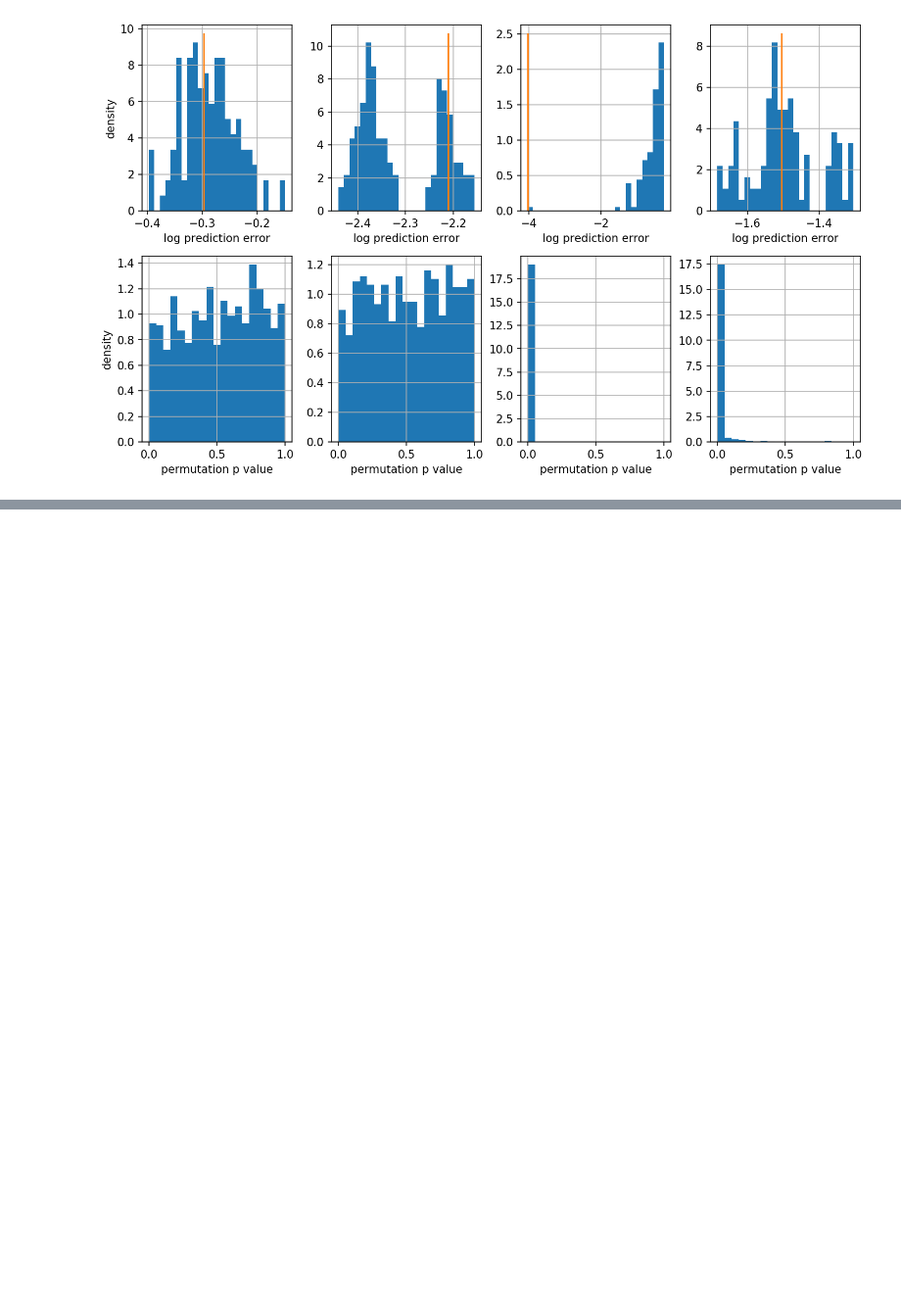
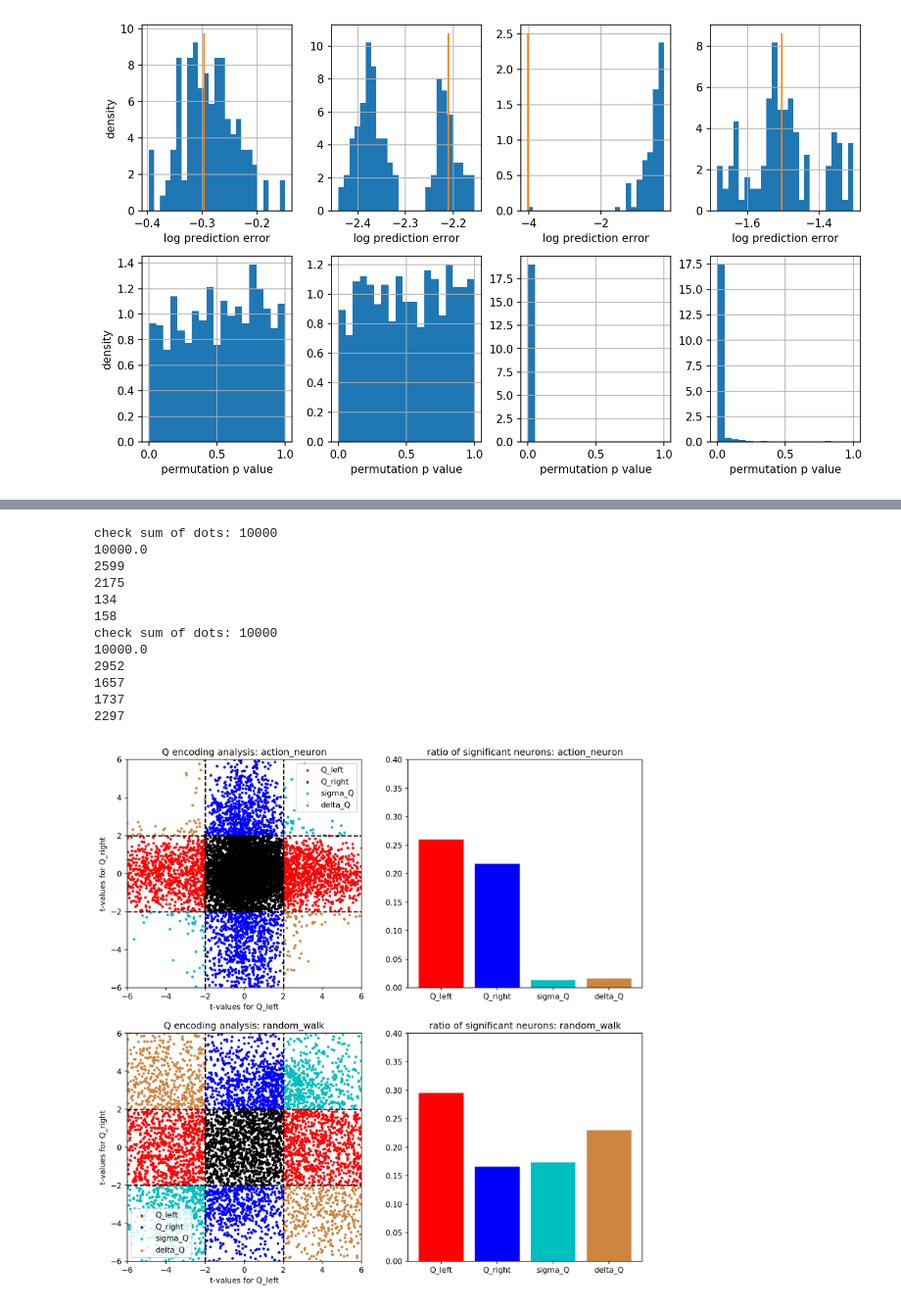
Before and after one commit to pckuo/map-ephys, a Jupyter notebook: notebook/pckuo/nonsense_corr.ipynb, the cells around one changed output, grey strips where cells are left out. Shown at 98% size. Drawn from its saved outputs; the diff is of its cells as text; code cells hidden in the pictures; blank space fills up the shorter version.

```diff
--- a/notebook/pckuo/nonsense_corr.ipynb
+++ b/notebook/pckuo/nonsense_corr.ipynb
@@ -318,0 +437,77 @@ data set 3
+# %%
+df_t_values_dict = {
+    'random_walk': pd.DataFrame(random_walk_fit['t_values']),
+    'action_neuron': pd.DataFrame(action_neuron_fit['t_values'])
+}
+# %%
+colors = ['r', 'b', 'c', 'peru']
+dot_size = 6
+
+neuron_types = ['action_neuron', 'random_walk']
+
+fig, axs = plt.subplots(2, 2, figsize=(12, 12), dpi=150)
+for i, neuron_type in enumerate(neuron_types):
+    df_t_values = df_t_values_dict[neuron_type]
+
+    df_t_Q_left = df_t_values[(abs(df_t_values['Q_left'])>=2) & (abs(df_t_values['Q_right'])<2)]
+    axs[i, 0].scatter(df_t_Q_left['Q_left'].values, df_t_Q_left['Q_right'].values,
+                      color='r', s=dot_size, label='Q_left')
+    df_t_Q_right = df_t_values[(abs(df_t_values['Q_right'])>=2) & (abs(df_t_values['Q_left'])<2)]
+    axs[i, 0].scatter(df_t_Q_right['Q_left'].values, df_t_Q_right['Q_right'].values,
+                      color='b', s=dot_size, label='Q_right')
+    df_t_sigma_Q = df_t_values[((df_t_values['Q_left']>=2) & (df_t_values['Q_right']>=2)) |
+                            ((df_t_values['Q_left']<=-2) & (df_t_values['Q_right']<=-2))]
+    axs[i, 0].scatter(df_t_sigma_Q['Q_left'].values, df_t_sigma_Q['Q_right'].values,
+                      color='c', s=dot_size, label='sigma_Q')
+    df_t_delta_Q = df_t_values[((df_t_values['Q_left']>=2) & (df_t_values['Q_right']<=-2)) |
+                            ((df_t_values['Q_left']<=-2) & (df_t_values['Q_right']>=2))]
+    axs[i, 0].scatter(df_t_delta_Q['Q_left'].values, df_t_delta_Q['Q_right'].values,
+                      color='peru', s=dot_size, label='delta_Q')
+    df_t_null = df_t_values[(abs(df_t_values['Q_left'])<2) & (abs(df_t_values['Q_right'])<2)]
+    axs[i, 0].scatter(df_t_null['Q_left'].values, df_t_null['Q_right'].values,
+                      color='k', s=dot_size)
+
+    print(f'check sum of dots: {len(df_t_Q_left)+len(df_t_Q_right)+len(df_t_sigma_Q)+len(df_t_delta_Q)+len(df_t_null)}')
+
+    axs[i, 0].axhline(-2, color='k', linestyle='--')
+    axs[i, 0].axhline(2, color='k', linestyle='--')
+    axs[i, 0].axvline(-2, color='k', linestyle='--')
+    axs[i, 0].axvline(2, color='k', linestyle='--')
+
+    axs[i, 0].set_title(f'Q encoding analysis: {neuron_type}')
+    axs[i, 0].set_xlim(-6, 6)
+    axs[i, 0].set_ylim(-6, 6)
+    axs[i, 0].set_xlabel('t-values for Q_left')
+    axs[i, 0].set_ylabel('t-values for Q_right')
+    axs[i, 0].legend()
+
+
+    names = ['Q_left', 'Q_right', 'sigma_Q', 'delta_Q']
+    print(float(len(df_t_values)))
+    print(len(df_t_Q_left))
+    print(len(df_t_Q_right))
+    print(len(df_t_sigma_Q))
+    print(len(df_t_delta_Q))
+    values = [
+        len(df_t_Q_left)/ float(len(df_t_values)),
+        len(df_t_Q_right)/ float(len(df_t_values)),
+        len(df_t_sigma_Q)/ float(len(df_t_values)),
+        len(df_t_delta_Q)/ float(len(df_t_values))
+    ]
+    axs[i, 1].bar(names, values, color=colors)
+    axs[i, 1].set_title(f'ratio of significant neurons: {neuron_type}')
+    axs[i, 1].set_ylim(0, 0.4)
+# %% [output]
+check sum of dots: 10000
+10000.0
+2599
+2175
+134
+158
+check sum of dots: 10000
+10000.0
+2952
+1657
+1737
+2297
+[figure, added]
```
Also changed, not shown: parts of 12 cells of this notebook.
